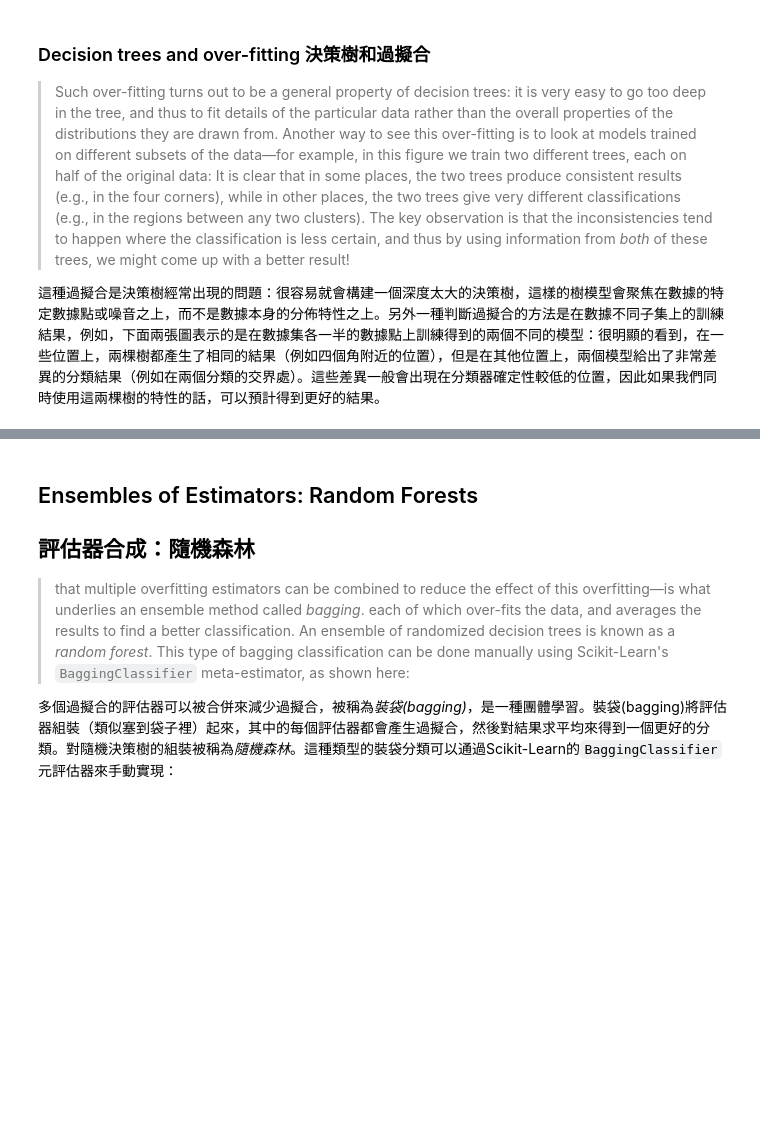
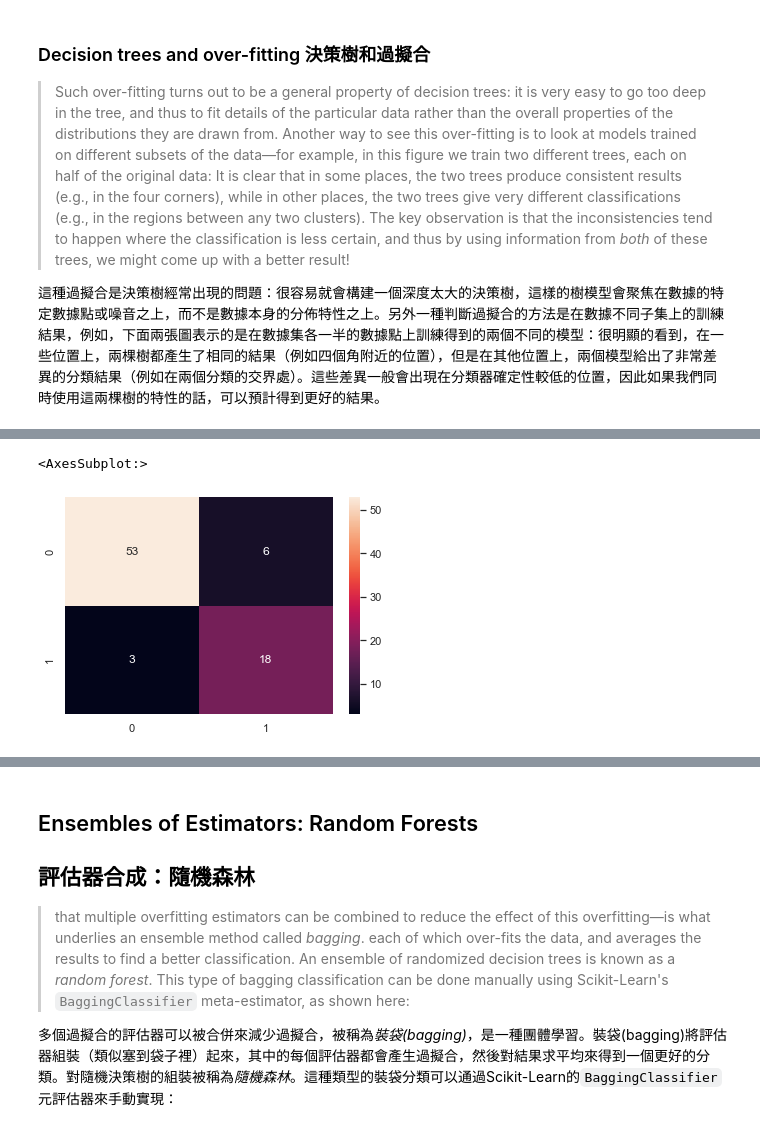
Before and after one commit to juck30808/juck30808, a Jupyter notebook: 05.08-Random-Forests.ipynb, the cells around one changed output, grey strips where cells are left out. Drawn from its saved outputs; the diff is of its cells as text; code cells hidden in the pictures; blank space fills up the shorter version.

```diff
--- a/05.08-Random-Forests.ipynb
+++ b/05.08-Random-Forests.ipynb
@@ -120,0 +172,10 @@ The key observation is that the inconsistencies tend to happen where the classif
+# %%
+from sklearn.metrics import confusion_matrix
+import seaborn as sns
+
+y_predicted=model.predict(X_test)
+matrix=confusion_matrix(Y_test,y_predicted)
+sns.heatmap(matrix,annot=True)
+# %% [output]
+<AxesSubplot:>
+[figure, added]
```
Also changed, not shown: parts of 12 cells of this notebook, 17 other files.
